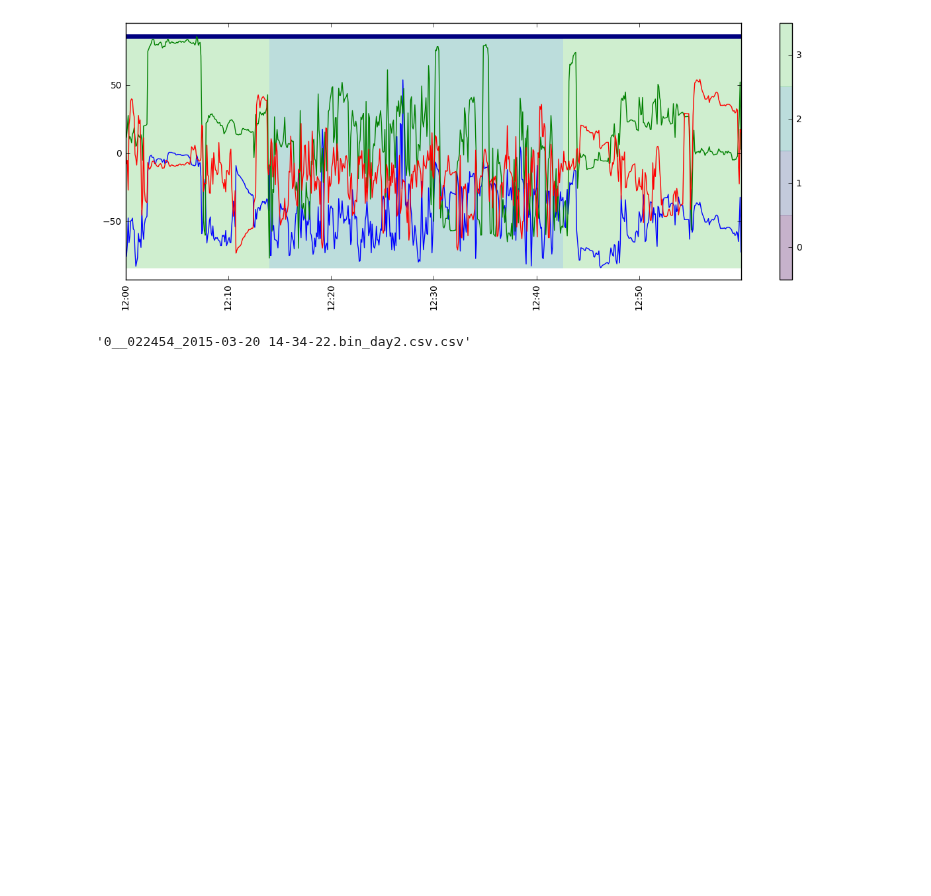
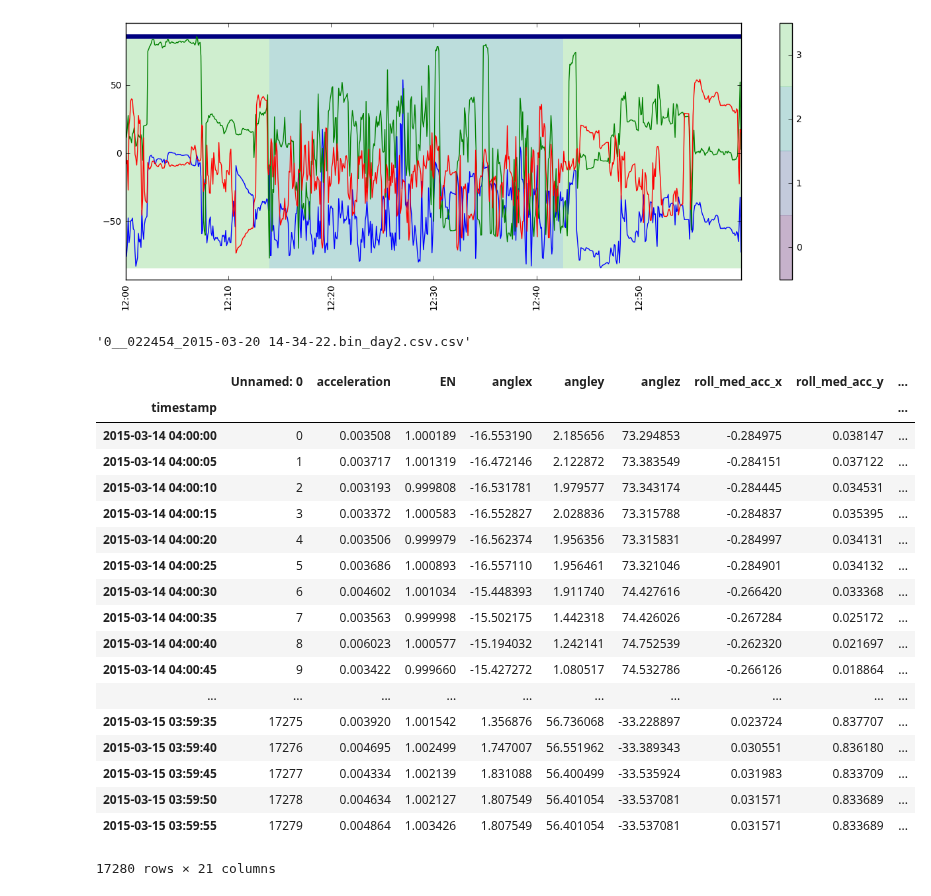
Before and after one commit to wadpac/hsmm4acc, a Jupyter notebook: notebooks/workflow/2_AnalyseResults.ipynb, the cells around one changed output. Saved outputs shown, nothing was run; the diff lists cells and outputs as text; code cells hidden in the pictures; blank space fills up the shorter version.

```diff
--- a/notebooks/workflow/2_AnalyseResults.ipynb
+++ b/notebooks/workflow/2_AnalyseResults.ipynb
@@ -270,3 +270,25 @@ hsmm.plot_states_and_var_new(data[start:end], hidden_states[start:end], cmap=cma
 filenames[example_index]
 # %% [output]
 '0__022454_2015-03-20 14-34-22.bin_day2.csv.csv'
+# %%
+data
+# %% [output]
+|  | Unnamed: 0 | acceleration | EN | anglex | angley | anglez | roll_med_acc_x | roll_med_acc_y | ... |
+| timestamp |  |  |  |  |  |  |  |  | ... |
+| 2015-03-14 04:00:00 | 0 | 0.003508 | 1.000189 | -16.553190 | 2.185656 | 73.294853 | -0.284975 | 0.038147 | ... |
+| 2015-03-14 04:00:05 | 1 | 0.003717 | 1.001319 | -16.472146 | 2.122872 | 73.383549 | -0.284151 | 0.037122 | ... |
+| 2015-03-14 04:00:10 | 2 | 0.003193 | 0.999808 | -16.531781 | 1.979577 | 73.343174 | -0.284445 | 0.034531 | ... |
+| 2015-03-14 04:00:15 | 3 | 0.003372 | 1.000583 | -16.552827 | 2.028836 | 73.315788 | -0.284837 | 0.035395 | ... |
+| 2015-03-14 04:00:20 | 4 | 0.003506 | 0.999979 | -16.562374 | 1.956356 | 73.315831 | -0.284997 | 0.034131 | ... |
+| 2015-03-14 04:00:25 | 5 | 0.003686 | 1.000893 | -16.557110 | 1.956461 | 73.321046 | -0.284901 | 0.034132 | ... |
+| 2015-03-14 04:00:30 | 6 | 0.004602 | 1.001034 | -15.448393 | 1.911740 | 74.427616 | -0.266420 | 0.033368 | ... |
+| 2015-03-14 04:00:35 | 7 | 0.003563 | 0.999998 | -15.502175 | 1.442318 | 74.426026 | -0.267284 | 0.025172 | ... |
+| 2015-03-14 04:00:40 | 8 | 0.006023 | 1.000577 | -15.194032 | 1.242141 | 74.752539 | -0.262320 | 0.021697 | ... |
+| 2015-03-14 04:00:45 | 9 | 0.003422 | 0.999660 | -15.427272 | 1.080517 | 74.532786 | -0.266126 | 0.018864 | ... |
+| ... | ... | ... | ... | ... | ... | ... | ... | ... | ... |
+| 2015-03-15 03:59:35 | 17275 | 0.003920 | 1.001542 | 1.356876 | 56.736068 | -33.228897 | 0.023724 | 0.837707 | ... |
+| 2015-03-15 03:59:40 | 17276 | 0.004695 | 1.002499 | 1.747007 | 56.551962 | -33.389343 | 0.030551 | 0.836180 | ... |
+| 2015-03-15 03:59:45 | 17277 | 0.004334 | 1.002139 | 1.831088 | 56.400499 | -33.535924 | 0.031983 | 0.833709 | ... |
+| 2015-03-15 03:59:50 | 17278 | 0.004634 | 1.002127 | 1.807549 | 56.401054 | -33.537081 | 0.031571 | 0.833689 | ... |
+| 2015-03-15 03:59:55 | 17279 | 0.004864 | 1.003426 | 1.807549 | 56.401054 | -33.537081 | 0.031571 | 0.833689 | ... |
+17280 rows × 21 columns
```
Also changed, not shown: parts of 4 cells of this notebook, 1 other file.
